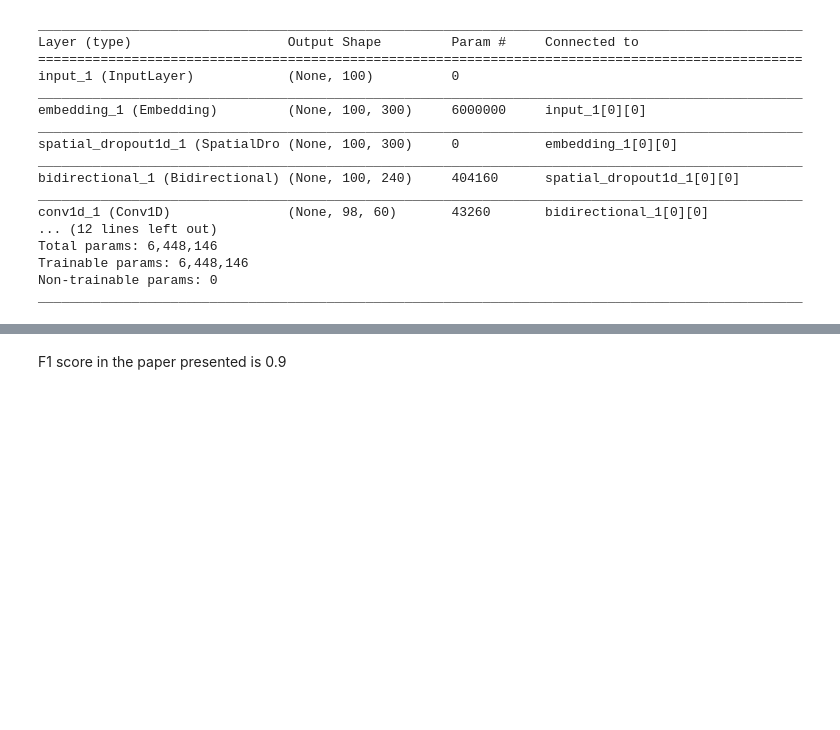
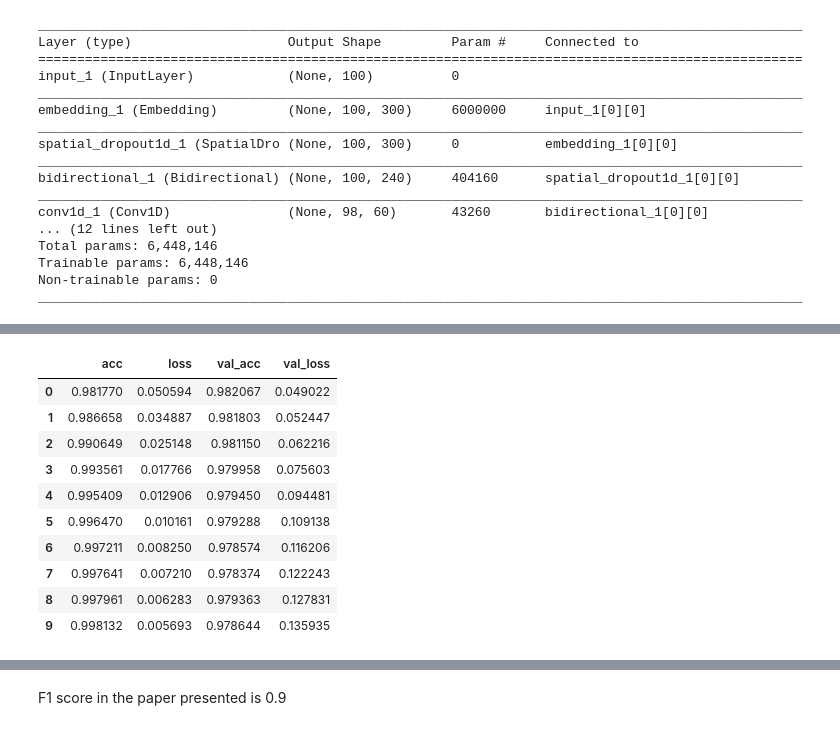
Before and after one commit to Kirupakaran/Toxic-comments-classification, a Jupyter notebook: Toxic comments - lstm - fasttext.ipynb, the cells around one changed output, grey strips where cells are left out. Drawn from its saved outputs; the diff is of its cells as text; code cells hidden in the pictures; blank space fills up the shorter version.

```diff
--- a/Toxic comments - lstm - fasttext.ipynb
+++ b/Toxic comments - lstm - fasttext.ipynb
@@ -303,0 +332,18 @@ Epoch 2/2
+# %%
+from functools import reduce
+history_data = [h.history for h in histories]
+for h in history_data:
+    for key, value in h.items():
+        h[key] = reduce(lambda x, y: (x + y) / 2, value)
+# %% [output]
+|  | acc | loss | val_acc | val_loss |
+| 0 | 0.981770 | 0.050594 | 0.982067 | 0.049022 |
+| 1 | 0.986658 | 0.034887 | 0.981803 | 0.052447 |
+| 2 | 0.990649 | 0.025148 | 0.981150 | 0.062216 |
+| 3 | 0.993561 | 0.017766 | 0.979958 | 0.075603 |
+| 4 | 0.995409 | 0.012906 | 0.979450 | 0.094481 |
+| 5 | 0.996470 | 0.010161 | 0.979288 | 0.109138 |
+| 6 | 0.997211 | 0.008250 | 0.978574 | 0.116206 |
+| 7 | 0.997641 | 0.007210 | 0.978374 | 0.122243 |
+| 8 | 0.997961 | 0.006283 | 0.979363 | 0.127831 |
+| 9 | 0.998132 | 0.005693 | 0.978644 | 0.135935 |
```
Also changed, not shown: parts of 13 cells of this notebook, 1 other file.
